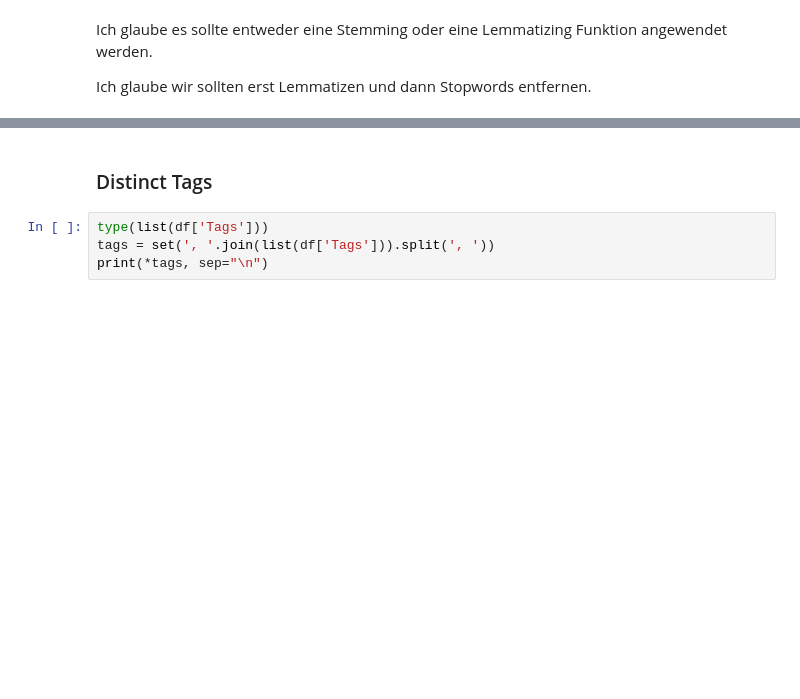
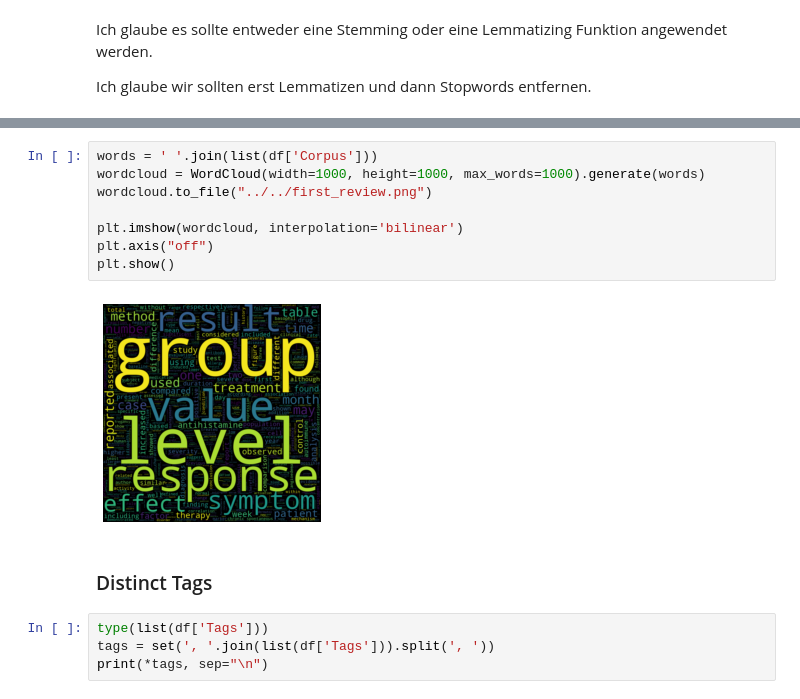
Before and after one commit to JulianSchmidtke/CAPTUM, a Jupyter notebook: AsuD_CAPTUM_v0.1.ipynb, the cells around one changed output, grey strips where cells are left out. Cells and saved outputs as stored; diff of their text form; blank space fills up the shorter version.

```diff
--- a/AsuD_CAPTUM_v0.1.ipynb
+++ b/AsuD_CAPTUM_v0.1.ipynb
@@ -225,3 +267,13 @@ df
+# %%
+words = ' '.join(list(df['Corpus']))
+wordcloud = WordCloud(width=1000, height=1000, max_words=1000).generate(words)
+wordcloud.to_file("../../first_review.png")
+
+plt.imshow(wordcloud, interpolation='bilinear')
+plt.axis("off")
+plt.show()
+# %% [output]
+[figure, added]
 # %% [markdown]
 ### Distinct Tags
 # %%
```
Also changed, not shown: parts of 15 cells of this notebook.
